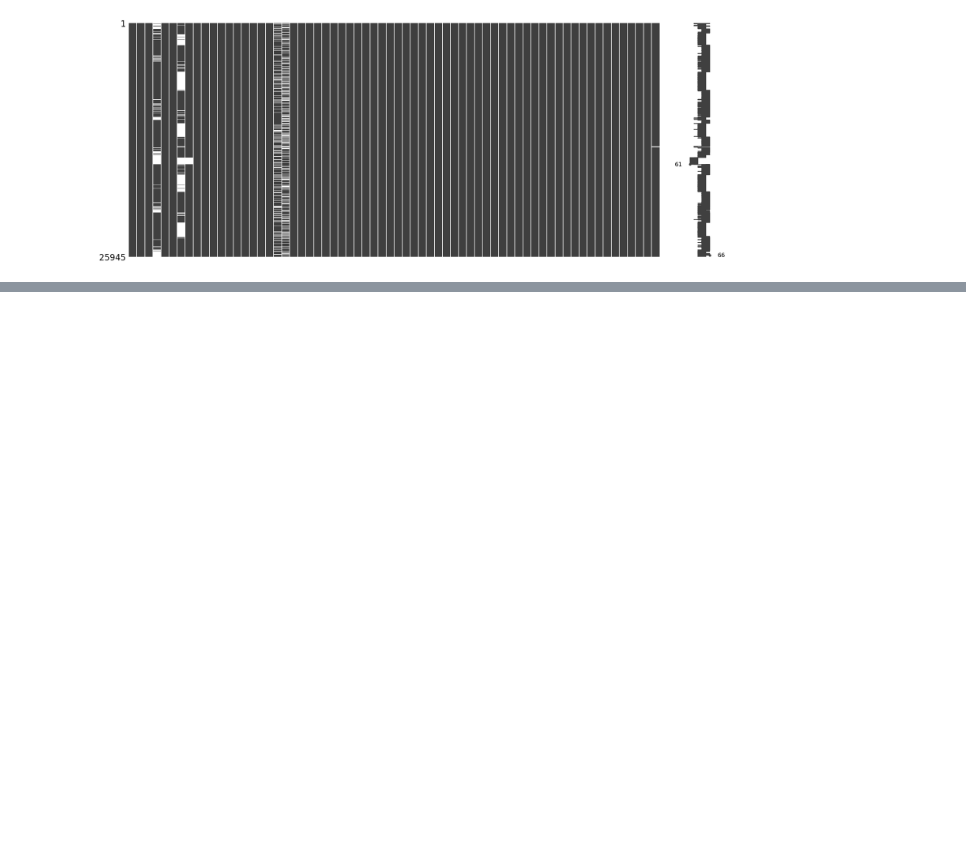
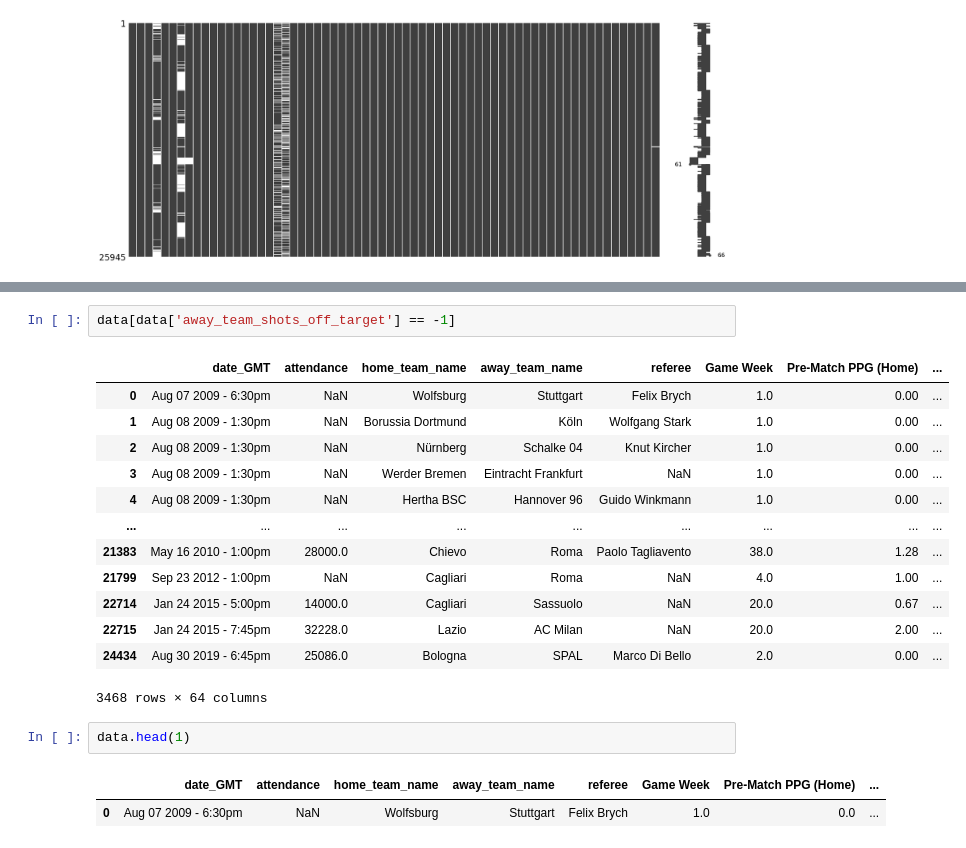
Before and after one commit to lukaszlewickii/football_games_predictor, a Jupyter notebook: eda.ipynb, the cells around one changed output, grey strips where cells are left out. Saved outputs shown, nothing was run; the diff lists cells and outputs as text; blank space fills up the shorter version.

```diff
--- a/eda.ipynb
+++ b/eda.ipynb
@@ -117,0 +252,21 @@ msno.heatmap(data)
+# %%
+data[data['away_team_shots_off_target'] == -1]
+# %% [output]
+|  | date_GMT | attendance | home_team_name | away_team_name | referee | Game Week | Pre-Match PPG (Home) | ... |
+| 0 | Aug 07 2009 - 6:30pm | NaN | Wolfsburg | Stuttgart | Felix Brych | 1.0 | 0.00 | ... |
+| 1 | Aug 08 2009 - 1:30pm | NaN | Borussia Dortmund | Köln | Wolfgang Stark | 1.0 | 0.00 | ... |
+| 2 | Aug 08 2009 - 1:30pm | NaN | Nürnberg | Schalke 04 | Knut Kircher | 1.0 | 0.00 | ... |
+| 3 | Aug 08 2009 - 1:30pm | NaN | Werder Bremen | Eintracht Frankfurt | NaN | 1.0 | 0.00 | ... |
+| 4 | Aug 08 2009 - 1:30pm | NaN | Hertha BSC | Hannover 96 | Guido Winkmann | 1.0 | 0.00 | ... |
+| ... | ... | ... | ... | ... | ... | ... | ... | ... |
+| 21383 | May 16 2010 - 1:00pm | 28000.0 | Chievo | Roma | Paolo Tagliavento | 38.0 | 1.28 | ... |
+| 21799 | Sep 23 2012 - 1:00pm | NaN | Cagliari | Roma | NaN | 4.0 | 1.00 | ... |
+| 22714 | Jan 24 2015 - 5:00pm | 14000.0 | Cagliari | Sassuolo | NaN | 20.0 | 0.67 | ... |
+| 22715 | Jan 24 2015 - 7:45pm | 32228.0 | Lazio | AC Milan | NaN | 20.0 | 2.00 | ... |
+| 24434 | Aug 30 2019 - 6:45pm | 25086.0 | Bologna | SPAL | Marco Di Bello | 2.0 | 0.00 | ... |
+3468 rows × 64 columns
+# %%
+data.head(1)
+# %% [output]
+|  | date_GMT | attendance | home_team_name | away_team_name | referee | Game Week | Pre-Match PPG (Home) | ... |
+| 0 | Aug 07 2009 - 6:30pm | NaN | Wolfsburg | Stuttgart | Felix Brych | 1.0 | 0.0 | ... |
```
Also changed, not shown: parts of 13 cells of this notebook.
